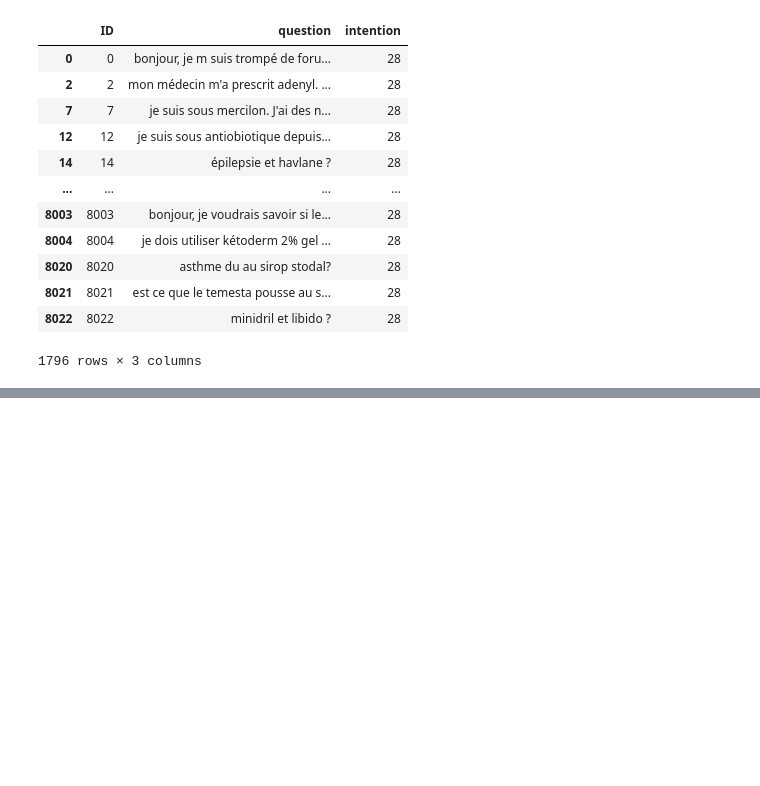
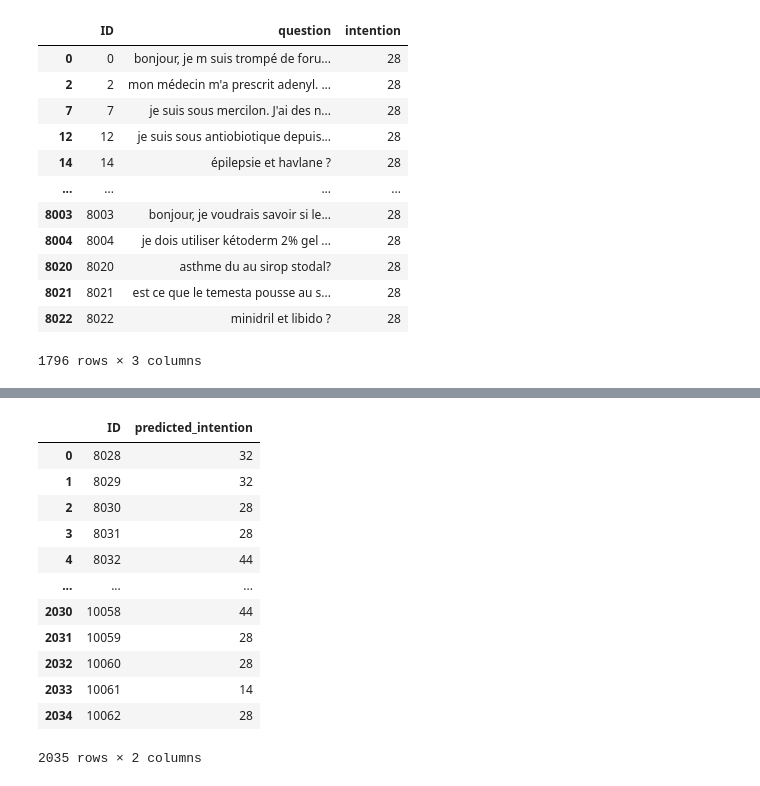
Before and after one commit to Joseph-Willson/projet_NLP, a Jupyter notebook: projet_NLP.ipynb, the cells around one changed output, grey strips where cells are left out. Saved outputs shown, nothing was run; the diff lists cells and outputs as text; code cells hidden in the pictures; blank space fills up the shorter version.

```diff
--- a/projet_NLP.ipynb
+++ b/projet_NLP.ipynb
@@ -199,0 +277,18 @@ ligne_intentions_28
+# %%
+output_test = x_test[["ID", "predicted_intention"]]
+# %%
+output_test
+# %% [output]
+|  | ID | predicted_intention |
+| 0 | 8028 | 32 |
+| 1 | 8029 | 32 |
+| 2 | 8030 | 28 |
+| 3 | 8031 | 28 |
+| 4 | 8032 | 44 |
+| ... | ... | ... |
+| 2030 | 10058 | 44 |
+| 2031 | 10059 | 28 |
+| 2032 | 10060 | 28 |
+| 2033 | 10061 | 14 |
+| 2034 | 10062 | 28 |
+2035 rows × 2 columns
```
Also changed, not shown: parts of 9 cells of this notebook, 1 other file.
